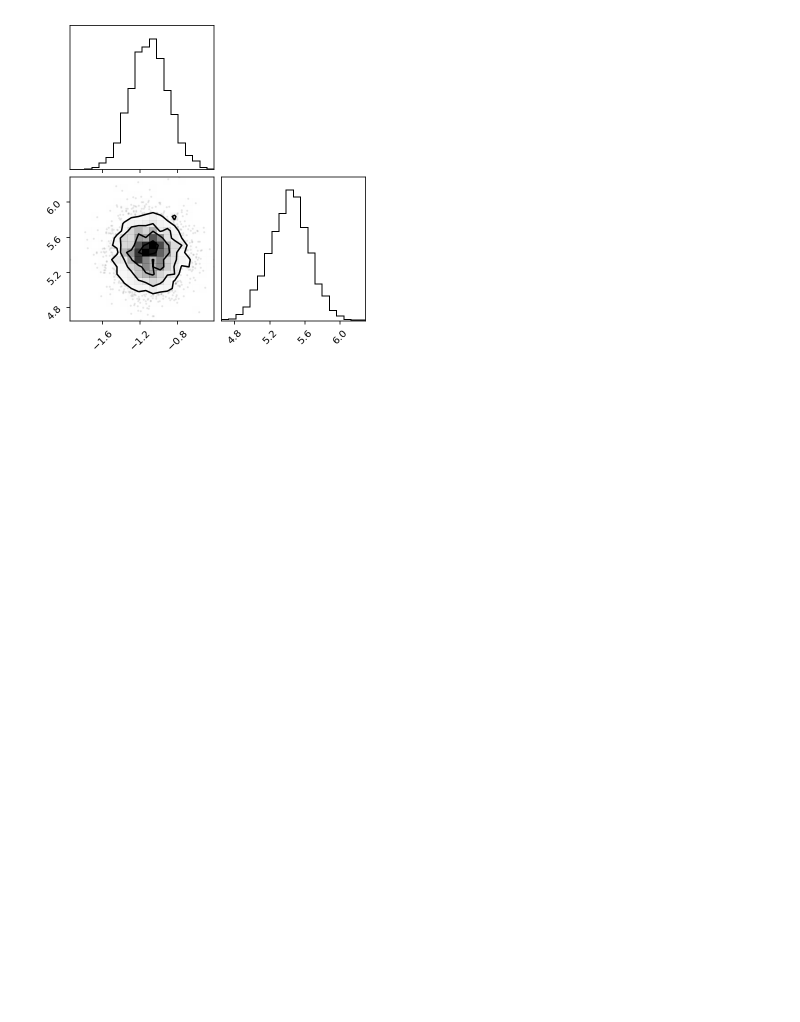
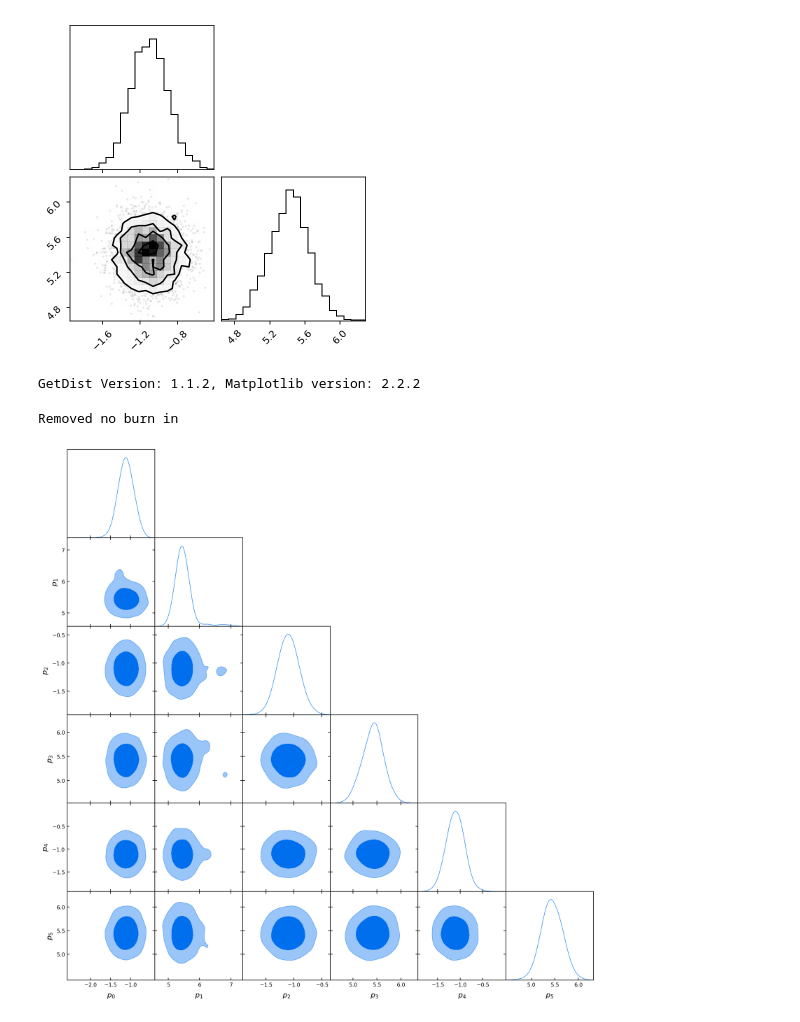
Before and after one commit to DCIDA2019/dcida2020ii-mchvz, a Jupyter notebook: Oct_23/Tri_Likelihood.ipynb, the cells around one changed output. Drawn from its saved outputs; the diff is of its cells as text; code cells hidden in the pictures; blank space fills up the shorter version.

```diff
--- a/Oct_23/Tri_Likelihood.ipynb
+++ b/Oct_23/Tri_Likelihood.ipynb
@@ -177,3 +177,47 @@ corner.corner(metr[1][0])
 # %% [output]
 [figure]
 [figure]
+# %%
+# Show plots inline, and load main getdist plot module and samples class
+from __future__ import print_function
+%matplotlib inline
+%config InlineBackend.figure_format = 'retina'
+import sys, os
+sys.path.insert(0,os.path.realpath(os.path.join(os.getcwd(),'..')))
+from getdist import plots, MCSamples
+import getdist
+# use this *after* importing getdist if you want to use interactive plots
+# %matplotlib notebook
+import matplotlib.pyplot as plt
+import IPython
+print('GetDist Version: %s, Matplotlib version: %s'%(getdist.__version__, plt.matplotlib.__version__))
+# matplotlib 2 may not work very well without usetex on, can uncomment
+# plt.rcParams['text.usetex']=True
+# %% [output]
+GetDist Version: 1.1.2, Matplotlib version: 2.2.2
+# %%
+# Get some random samples for demonstration:
+# make random covariance, then independent samples from Gaussian
+ndim = k*2
+np.random.seed(10)
+A = np.random.rand(ndim,ndim)
+cov = np.dot(A, A.T)
+
+
+samps=metr[0][0]
+for i in range(1,k):
+    samps=np.c_[ samps, metr[i][0]]
+# %%
+# Get the getdist MCSamples objects for the samples, specifying same parameter
+# names and labels; if not specified weights are assumed to all be unity
+names = ["p%s"%i for i in range(ndim)]
+labels =  ["p_%s"%i for i in range(ndim)]
+samples = MCSamples(samples=samps,names = names, labels = labels)
+# %% [output]
+Removed no burn in
+# %%
+# Triangle plot
+g = plots.get_subplot_plotter()
+g.triangle_plot([samples], filled=True)
+# %% [output]
+[figure, added]
```
